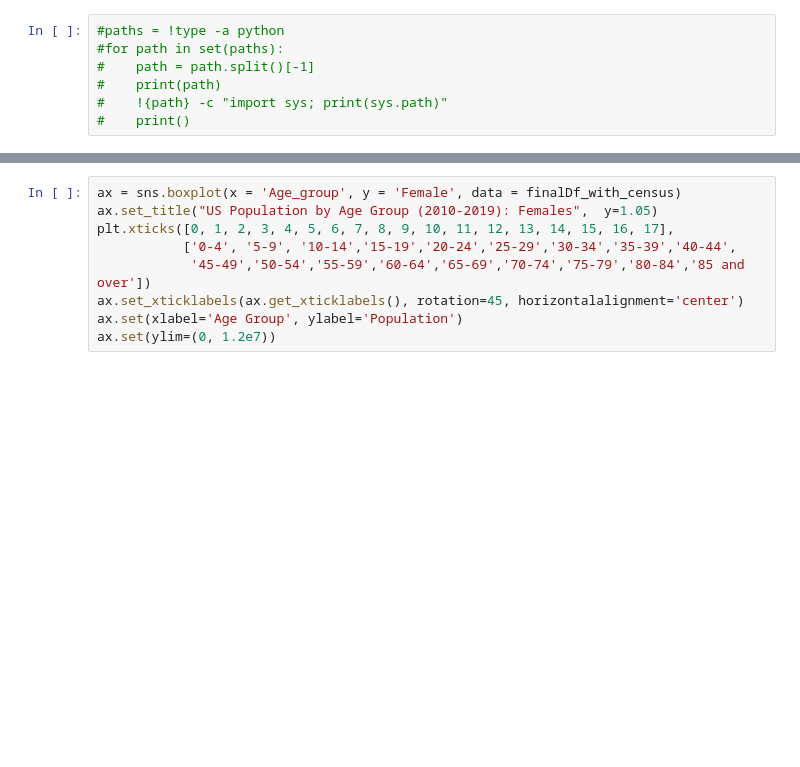
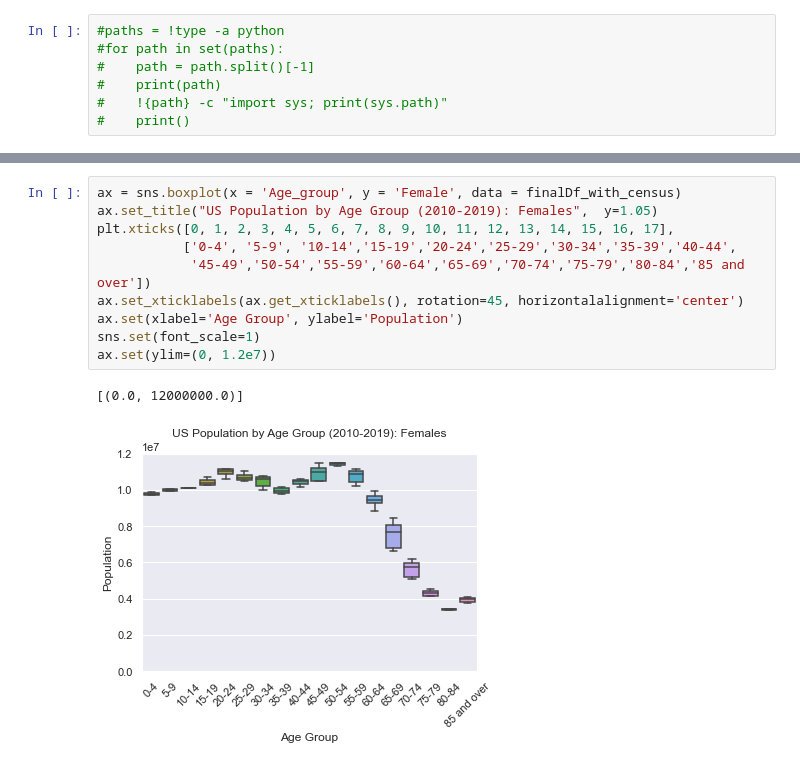
Before and after one commit to MimiBebe/Project-1Team3, a Jupyter notebook: Barbara.ipynb, the cells around one changed output, grey strips where cells are left out. Saved outputs shown, nothing was run; the diff lists cells and outputs as text; blank space fills up the shorter version.

```diff
--- a/Barbara.ipynb
+++ b/Barbara.ipynb
@@ -1469,9 +1476,13 @@ ax.set(ylim=(0, 1.2e7))
 # %%
 ax = sns.boxplot(x = 'Age_group', y = 'Female', data = finalDf_with_census)
 ax.set_title("US Population by Age Group (2010-2019): Females",  y=1.05)
 plt.xticks([0, 1, 2, 3, 4, 5, 6, 7, 8, 9, 10, 11, 12, 13, 14, 15, 16, 17],
            ['0-4', '5-9', '10-14','15-19','20-24','25-29','30-34','35-39','40-44',
             '45-49','50-54','55-59','60-64','65-69','70-74','75-79','80-84','85 and over'])
 ax.set_xticklabels(ax.get_xticklabels(), rotation=45, horizontalalignment='center')
 ax.set(xlabel='Age Group', ylabel='Population')
+sns.set(font_scale=1)
 ax.set(ylim=(0, 1.2e7))
+# %% [output]
+[(0.0, 12000000.0)]
+[figure, added]
```
Also changed, not shown: parts of 8 cells of this notebook, 5 other files.
